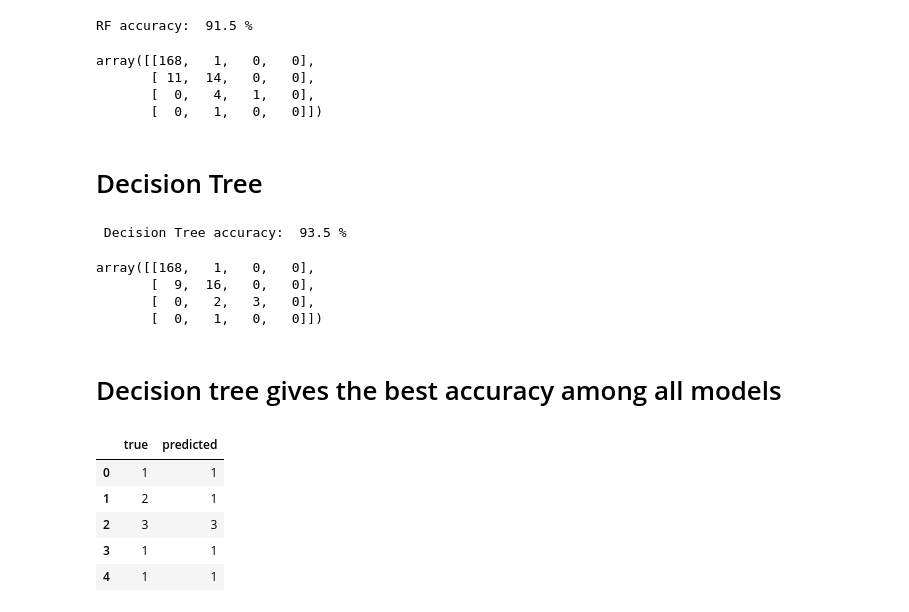
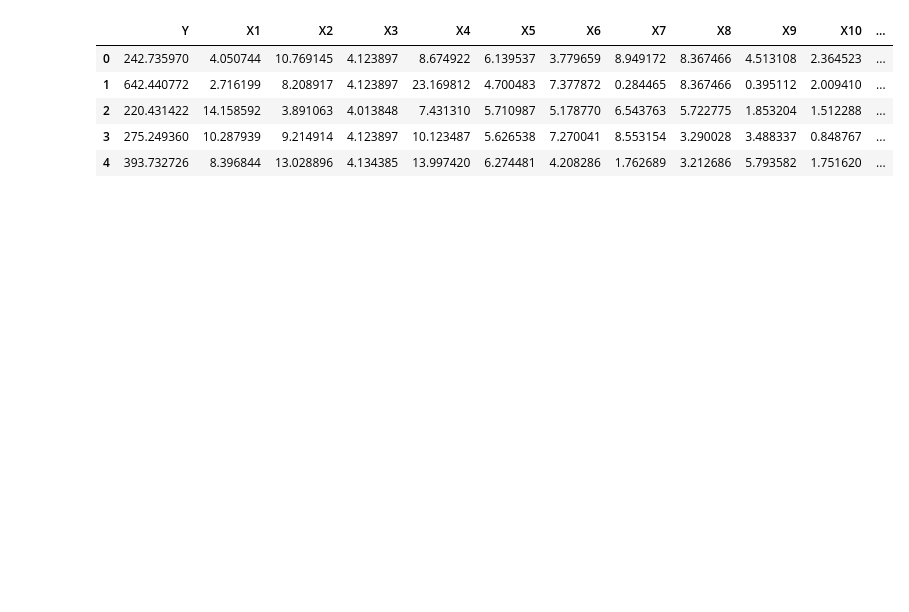
Before and after one commit to saypranav/comparative-analysis-of-ML-algorithms, a Jupyter notebook: Project Impossible.ipynb, the cells around one changed output. Saved outputs shown, nothing was run; the diff lists cells and outputs as text; code cells hidden in the pictures; blank space fills up the shorter version.

```diff
--- a/Project Impossible.ipynb
+++ b/Project Impossible.ipynb
@@ -347,49 +1,25 @@ array([[167,   2,   0,   0],
-# %%
-from sklearn.ensemble import RandomForestClassifier
-rfc = RandomForestClassifier(max_features = 0.2, max_depth = 9, n_estimators = 1000, random_state = 123)
-
-model_rf = rfc.fit(X_train, Y_train)
-rf_predictions = model_rf.predict(X_test)
-print('RF accuracy: ',accuracy_score(Y_test, rf_predictions)*100,'%')
-cm = confusion_matrix(Y_test, rf_predictions)
-cm
-# %% [output]
-RF accuracy:  91.5 %
-array([[168,   1,   0,   0],
-       [ 11,  14,   0,   0],
-       [  0,   4,   1,   0],
-       [  0,   1,   0,   0]])
-# %% [markdown]
-# Decision Tree
-# %%
-from sklearn.tree import DecisionTreeClassifier
-dtree_model = DecisionTreeClassifier(max_depth = 2).fit(X_train, Y_train)
-
-dtree_predictions = dtree_model.predict(X_test)
-print(' Decision Tree accuracy: ',accuracy_score(Y_test, dtree_predictions)*100,'%')
-cm = confusion_matrix(Y_test, dtree_predictions)
-cm
-# %% [output]
- Decision Tree accuracy:  93.5 %
-array([[168,   1,   0,   0],
-       [  9,  16,   0,   0],
-       [  0,   2,   3,   0],
-       [  0,   1,   0,   0]])
-# %% [markdown]
-# Decision tree gives the best accuracy among all models
-# %%
-model_dt = dtree_model.fit(X_train, Y_train)
-
-# predictions
-y_pred_dt = model_dt.predict(X_test)
-
-d = {'true' : list(Y_test), 'predicted' : pd.Series(y_pred_dt)}
-
-pd.DataFrame(d).head()
-# %% [output]
-|  | true | predicted |
-| 0 | 1 | 1 |
-| 1 | 2 | 1 |
-| 2 | 3 | 3 |
-| 3 | 1 | 1 |
-| 4 | 1 | 1 |
+# %%
+import numpy as np
+import pandas as pd
+#import seaborn as sns
+#import matplotlib.pyplot as plt
+#import statsmodels.api as sm
+#import statsmodels.formula.api as sm
+#from matplotlib.backends.backend_pdf import PdfPages
+from sklearn.metrics import confusion_matrix,accuracy_score,mean_squared_error
+from sklearn.preprocessing import StandardScaler
+from sklearn.model_selection import train_test_split, GridSearchCV, KFold, cross_val_score, cross_val_predict
+#from sklearn.linear_model import LinearRegression,ElasticNet, Ridge
+#from sklearn import datasets, linear_model
+#from sklearn.decomposition import PCA
+df = pd.read_csv('g-23-1.csv')
+df = df.loc[:,'Y':]
+df = df.fillna(df.mean())
+df.head()
+# %% [output]
+|  | Y | X1 | X2 | X3 | X4 | X5 | X6 | X7 | X8 | X9 | X10 | ... |
+| 0 | 242.735970 | 4.050744 | 10.769145 | 4.123897 | 8.674922 | 6.139537 | 3.779659 | 8.949172 | 8.367466 | 4.513108 | 2.364523 | ... |
+| 1 | 642.440772 | 2.716199 | 8.208917 | 4.123897 | 23.169812 | 4.700483 | 7.377872 | 0.284465 | 8.367466 | 0.395112 | 2.009410 | ... |
+| 2 | 220.431422 | 14.158592 | 3.891063 | 4.013848 | 7.431310 | 5.710987 | 5.178770 | 6.543763 | 5.722775 | 1.853204 | 1.512288 | ... |
+| 3 | 275.249360 | 10.287939 | 9.214914 | 4.123897 | 10.123487 | 5.626538 | 7.270041 | 8.553154 | 3.290028 | 3.488337 | 0.848767 | ... |
+| 4 | 393.732726 | 8.396844 | 13.028896 | 4.134385 | 13.997420 | 6.274481 | 4.208286 | 1.762689 | 3.212686 | 5.793582 | 1.751620 | ... |
```
Also changed, not shown: parts of 47 cells of this notebook.
